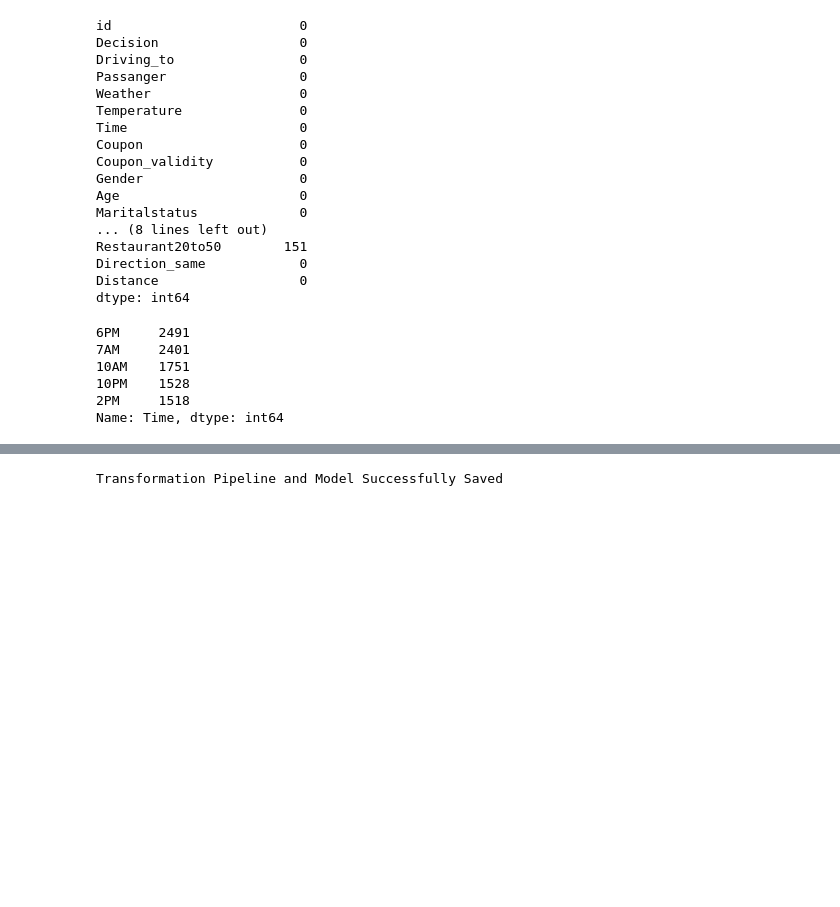
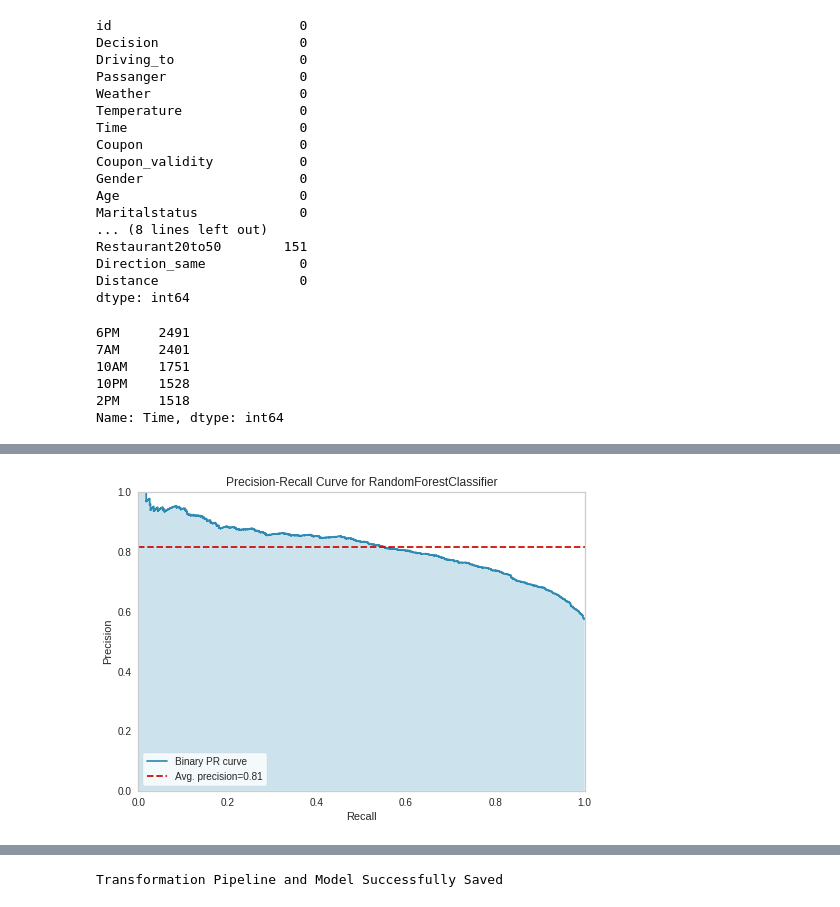
Before and after one commit to ZhuoqunWang0120/cs671kaggle, a Jupyter notebook: report.ipynb, the cells around one changed output, grey strips where cells are left out. Cells and saved outputs as stored; diff of their text form; code cells hidden in the pictures; blank space fills up the shorter version.

```diff
--- a/report.ipynb
+++ b/report.ipynb
@@ -110,0 +150,4 @@ best_model = compare_models()
+# %%
+plot_model(tuned_rf, plot = 'pr')
+# %% [output]
+[figure, added]
```
Also changed, not shown: parts of 15 cells of this notebook, 1 other file.
